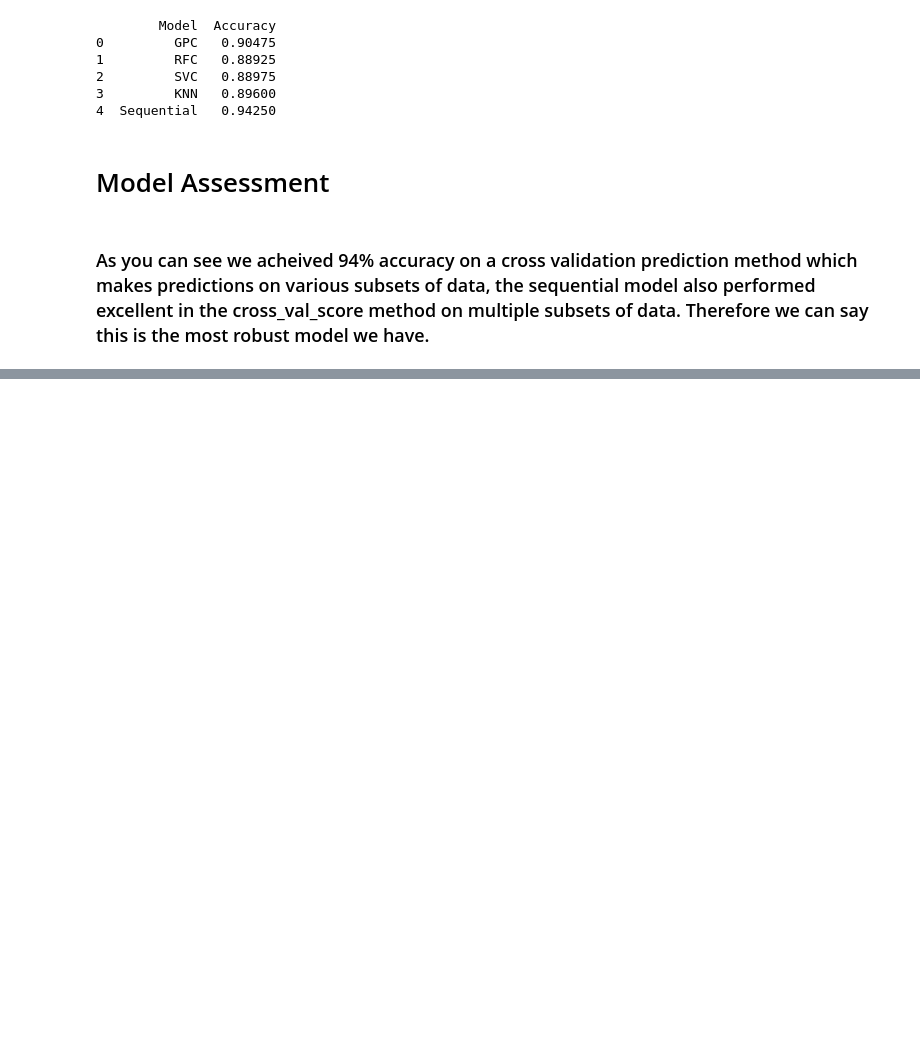
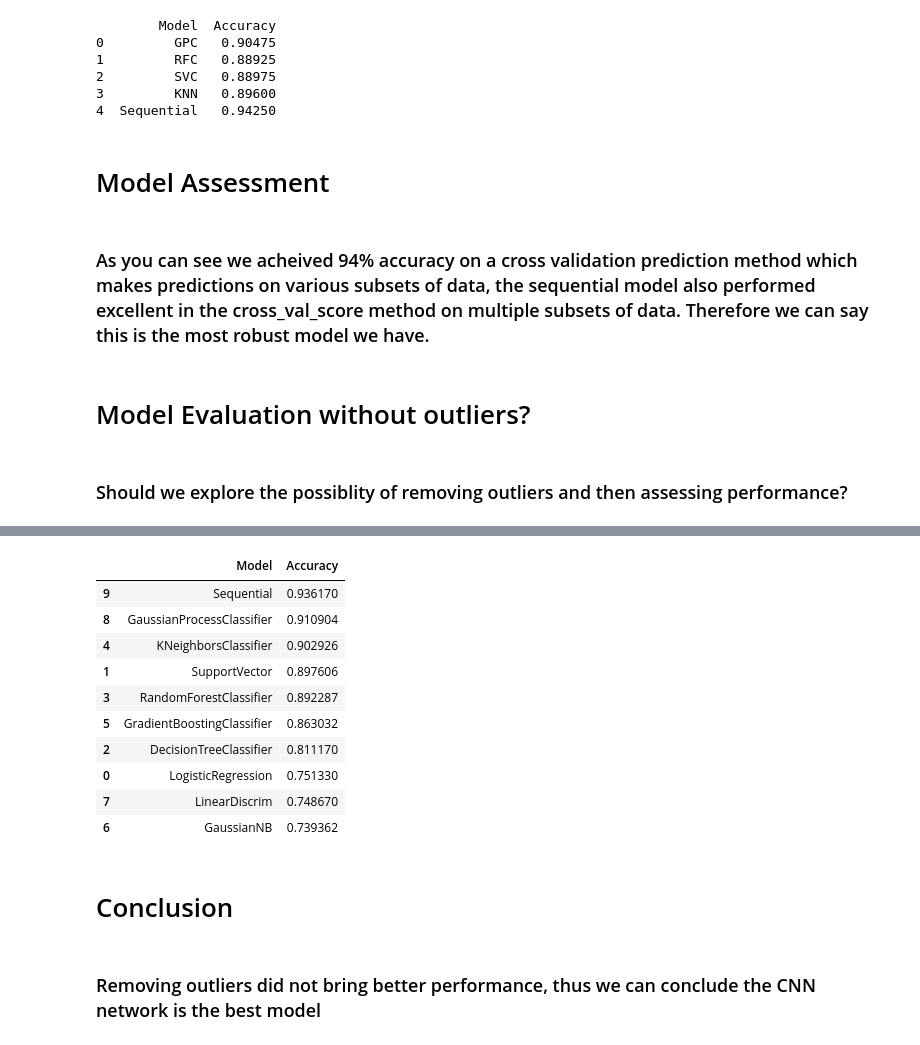
Before and after one commit to MaukanMir/Apple-Quality-Classifier, a Jupyter notebook: training.ipynb, the cells around one changed output, grey strips where cells are left out. Cells and saved outputs as stored; diff of their text form; code cells hidden in the pictures; blank space fills up the shorter version.

Commit message:
Added new models

```diff
--- a/training.ipynb
+++ b/training.ipynb
@@ -178,6 +178,8 @@ df.describe()
 | 50% | -0.513703 | -0.984736 | -0.504758 | 0.998249 | 0.534219 | 0.503445 |
 | 75% | 0.805526 | 0.030976 | 0.801922 | 1.894234 | 1.835976 | 1.766212 |
 | max | 6.406367 | 5.790714 | 6.374916 | 7.619852 | 7.364403 | 7.237837 |
+# %%
+df["Acidity"] = df["Acidity"].astype('float64')
 # %%
 df["Quality"] = df["Quality"].apply(lambda x: 1 if x == "good" else 0)
 # %% [markdown]
@@ -500,3 +502,25 @@ Model: Sequential, Accuracy: 0.943
 # Model Assessment
 # %% [markdown]
 ### As you can see we acheived 94% accuracy on a cross validation prediction method which makes predictions on various subsets of data, the sequential model also performed excellent in the cross_val_score method on multiple subsets of data. Therefore we can say this is the most robust model we have.
+# %% [markdown]
+# Model Evaluation without outliers?
+# %% [markdown]
+### Should we explore the possiblity of removing outliers and then assessing performance?
+# %%
+
+for col in df.columns:
+    Q1 = df[col].quantile(0.25)
+    Q3 = df[col].quantile(0.75)
+    IQR = Q3 - Q1
+    lower_bound = Q1 - 1.5 * IQR
+    upper_bound = Q3 + 1.5 * IQR
+    df = df[(df[col] >= lower_bound) & (df[col] <= upper_bound)]
+# %%
+last_ix = len(df.columns)-1
+X, y = df.drop(df.columns[last_ix], axis=1), df[df.columns[last_ix]]
+X_train, X_test, y_train, y_test = train_test_split(X,y, test_size=0.2, random_state=42)
+scaler = StandardScaler()
+X_train_scaled, X_test_scaled = scaler.fit_transform(X_train), scaler.transform(X_test)
+models = run_all_models(X_train_scaled, X_test_scaled, y_train, y_test)
+models.sort_values(by="Accuracy", ascending=False)
+# %% [output]
@@ -502,0 +528,15 @@ Model: Sequential, Accuracy: 0.943
+|  | Model | Accuracy |
+| 9 | Sequential | 0.936170 |
+| 8 | GaussianProcessClassifier | 0.910904 |
+| 4 | KNeighborsClassifier | 0.902926 |
+| 1 | SupportVector | 0.897606 |
+| 3 | RandomForestClassifier | 0.892287 |
+| 5 | GradientBoostingClassifier | 0.863032 |
+| 2 | DecisionTreeClassifier | 0.811170 |
+| 0 | LogisticRegression | 0.751330 |
+| 7 | LinearDiscrim | 0.748670 |
+| 6 | GaussianNB | 0.739362 |
+# %% [markdown]
+# Conclusion
+# %% [markdown]
+### Removing outliers did not bring better performance, thus we can conclude the CNN network is the best model
```
Also changed, not shown: parts of 1 cell of this notebook.
